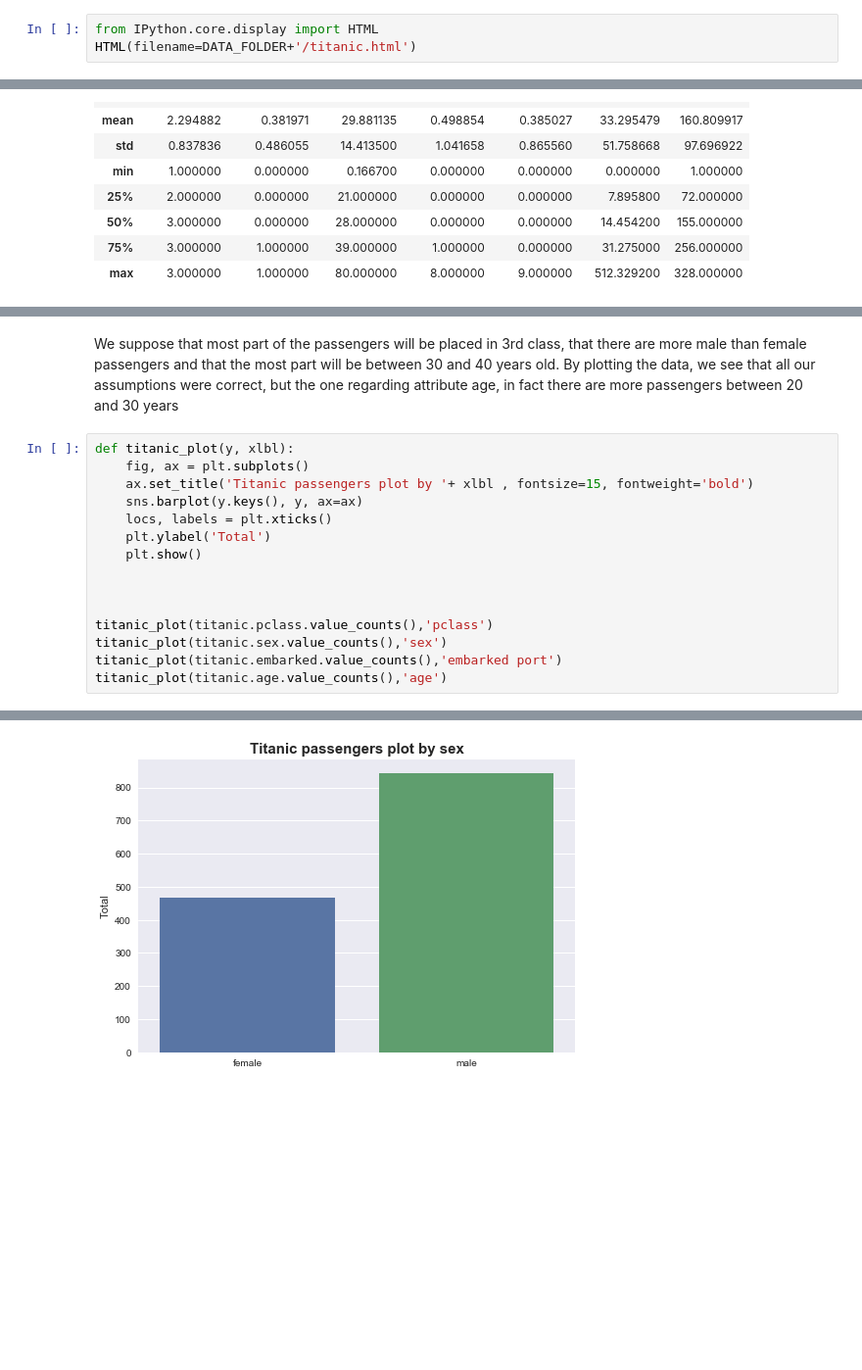
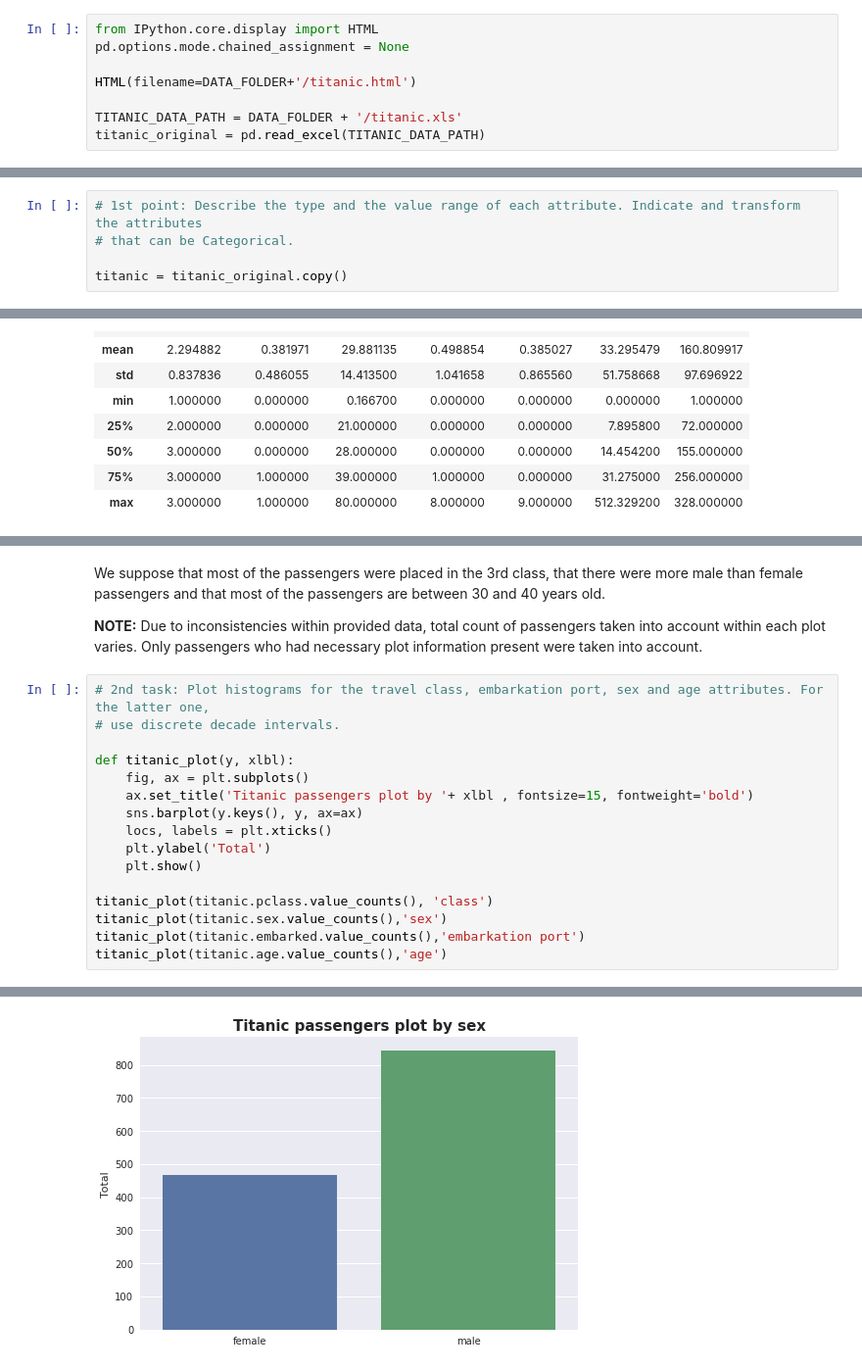
Before and after one commit to zenhaeus/cs-401, a Jupyter notebook: 01 - Pandas and Data Wrangling/Homework 1.ipynb, the cells around one changed output, grey strips where cells are left out. Shown at 98% size. Cells and saved outputs as stored; diff of their text form; blank space fills up the shorter version.

```diff
--- a/01 - Pandas and Data Wrangling/Homework 1.ipynb
+++ b/01 - Pandas and Data Wrangling/Homework 1.ipynb
@@ -203,4 +220,9 @@ microbiome.head()
 Use pandas to import the data file `Data/titanic.xls`. It contains data on all the passengers that travelled on the Titanic.
 # %%
 from IPython.core.display import HTML
+pd.options.mode.chained_assignment = None
+
 HTML(filename=DATA_FOLDER+'/titanic.html')
+
+TITANIC_DATA_PATH = DATA_FOLDER + '/titanic.xls'
+titanic_original = pd.read_excel(TITANIC_DATA_PATH)
@@ -254,0 +237,5 @@ We can see the types of the attribute using titanic.dtypes, while we use titanic
+# %%
+# 1st point: Describe the type and the value range of each attribute. Indicate and transform the attributes
+# that can be Categorical.
+
+titanic = titanic_original.copy()
@@ -329,6 +313,11 @@ Categories (3, object): [C, Q, S]
 # %% [markdown]
-We suppose that most part of the passengers will be placed in 3rd class, that there are more male than female passengers and that the most part will be between 30 and 40 years old. By plotting the data, we see that all our assumptions were correct, but the one regarding attribute age, in fact there are more passengers between 20 and 30 years
+We suppose that most of the passengers were placed in the 3rd class, that there were more male than female passengers and that most of the passengers are between 30 and 40 years old.
+
+**NOTE:** Due to inconsistencies within provided data, total count of passengers taken into account within each plot varies. Only passengers who had necessary plot information present were taken into account.
 # %%
+# 2nd task: Plot histograms for the travel class, embarkation port, sex and age attributes. For the latter one,
+# use discrete decade intervals.
+
 def titanic_plot(y, xlbl):
     fig, ax = plt.subplots()
     ax.set_title('Titanic passengers plot by '+ xlbl , fontsize=15, fontweight='bold')
@@ -337,10 +326,8 @@ def titanic_plot(y, xlbl):
     plt.ylabel('Total')
     plt.show()
 
-
-
-titanic_plot(titanic.pclass.value_counts(),'pclass')
+titanic_plot(titanic.pclass.value_counts(), 'class')
 titanic_plot(titanic.sex.value_counts(),'sex')
-titanic_plot(titanic.embarked.value_counts(),'embarked port')
+titanic_plot(titanic.embarked.value_counts(),'embarkation port')
 titanic_plot(titanic.age.value_counts(),'age')
 # %% [output]
@@ -348 +335 @@ titanic_plot(titanic.age.value_counts(),'age')
-[figure, old version]
+[figure, new version]
```
Also changed, not shown: parts of 31 cells of this notebook.
